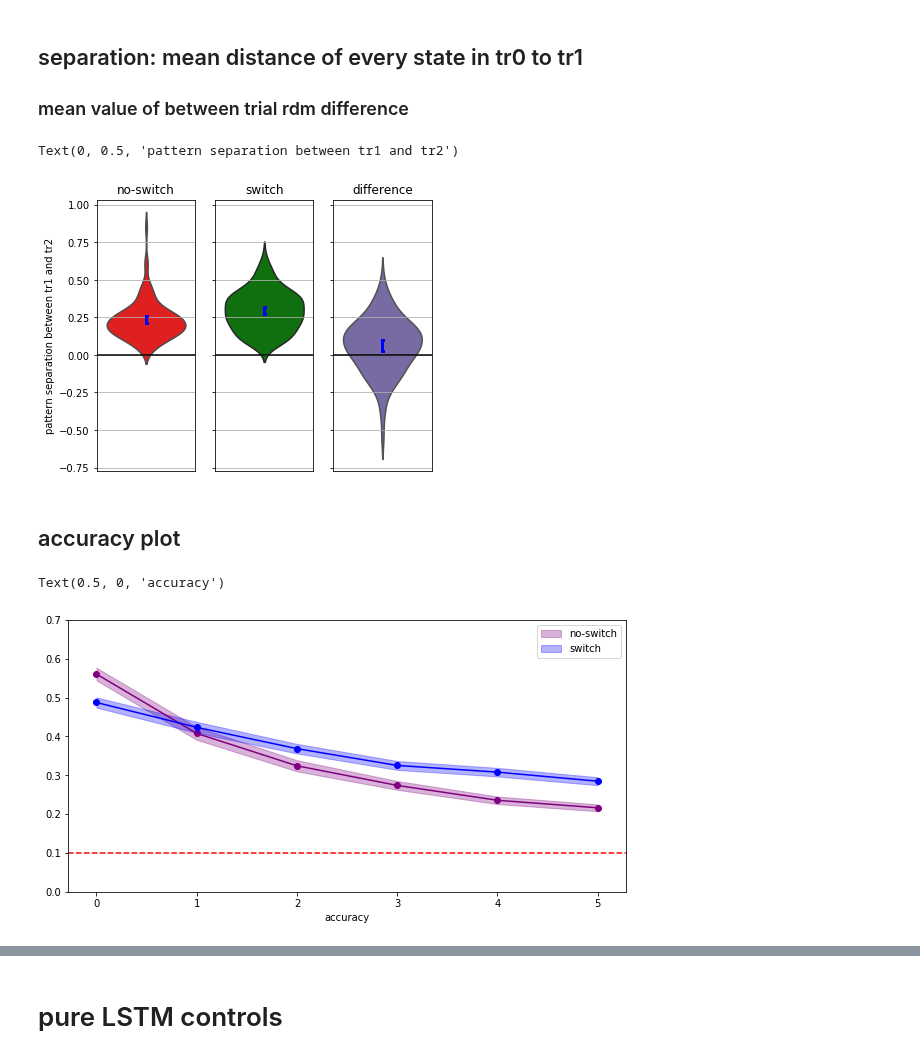
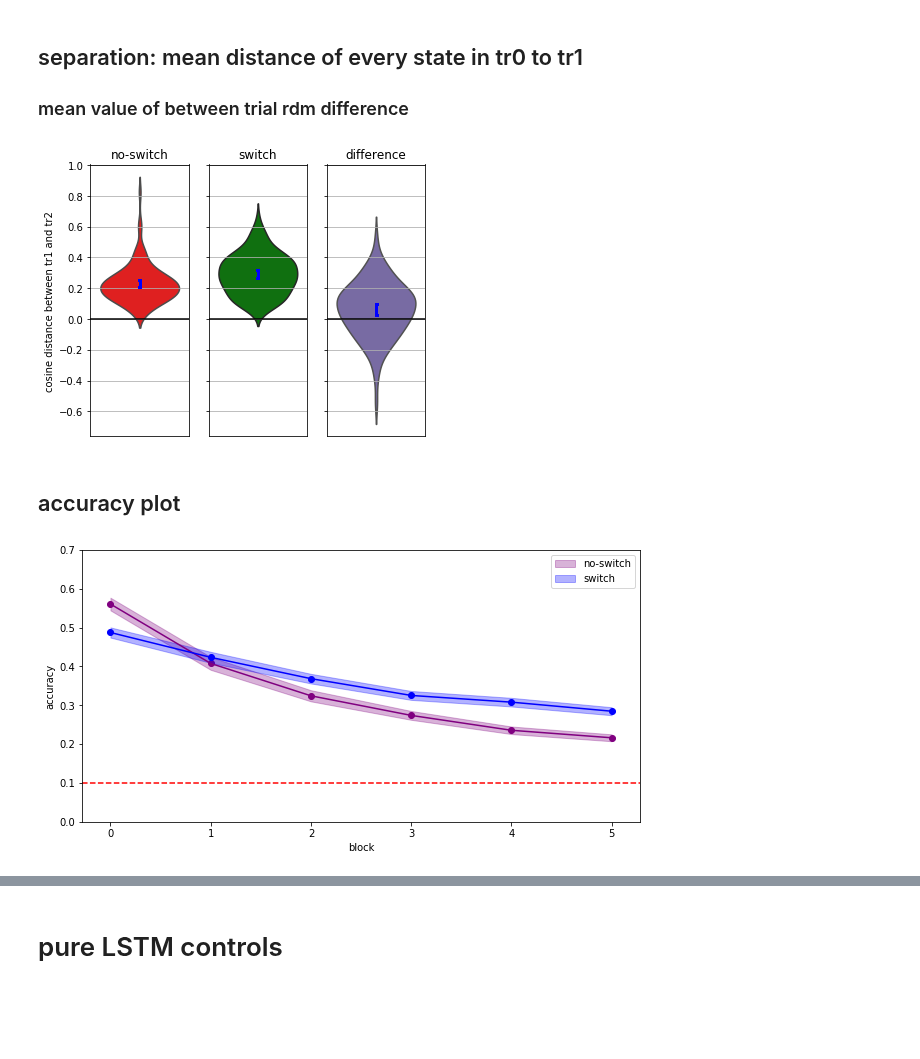
Before and after one commit to andrebeu/PM, a Jupyter notebook: buckets N100 - coglunch19.ipynb, the cells around one changed output, grey strips where cells are left out. Drawn from its saved outputs; the diff is of its cells as text; code cells hidden in the pictures; blank space fills up the shorter version.

```diff
--- a/buckets N100 - coglunch19.ipynb
+++ b/buckets N100 - coglunch19.ipynb
@@ -258,11 +267,10 @@ for idx in range(3):
   ax.axhline(0,c='k')
 
 # plt.suptitle('%s %s distance - first two trials'%(state_class,dist_metric),fontsize=15,y=.93)
-axarr[0].set_ylabel('pattern separation between tr1 and tr2')
-# plt.savefig('figures/buckets_eval_data_N100/pattern-separation-violin')
+axarr[0].set_ylabel('%s distance between tr1 and tr2'%(dist_metric))
+plt.savefig('figures/buckets_eval_data_N100/pattern-separation-violin-metric_%s'%dist_metric)
 # %% [output]
-Text(0, 0.5, 'pattern separation between tr1 and tr2')
-[figure, old version]
+[figure, new version]
 # %% [markdown]
 ## accuracy plot
 # %%
@@ -271,21 +279,20 @@ Sacc = acc.std((1,3))/np.sqrt(nnets)
 # %%
 plt.figure(figsize=(10,5))
 x_idx = np.arange(ntrials)
 cL = ['purple','blue']
 labL = ['no-switch','switch']
 for i in range(2):
   plt.plot(Macc[i],c=cL[i])
   plt.scatter(range(len(Macc[i])),Macc[i],c=cL[i])
   plt.fill_between(x_idx,Macc[i]-Sacc[i],Macc[i]+Sacc[i],alpha=.3,color=cL[i],label=labL[i])
 plt.legend()
 plt.axhline(0.1,c='red',ls='--')
 plt.ylim(0,.7)
-plt.xlabel('trial')
-plt.xlabel('accuracy')
-# plt.savefig('figures/buckets_eval_data_N100/trial accuracy')
+plt.xlabel('block')
+plt.ylabel('accuracy')
+plt.savefig('figures/buckets_eval_data_N100/trial accuracy')
 # %% [output]
-Text(0.5, 0, 'accuracy')
-[figure, old version]
+[figure, new version]
 # %%
 ''' scatter accuracy against separation'''
 
```
Also changed, not shown: parts of 9 cells of this notebook, 14 other files.
